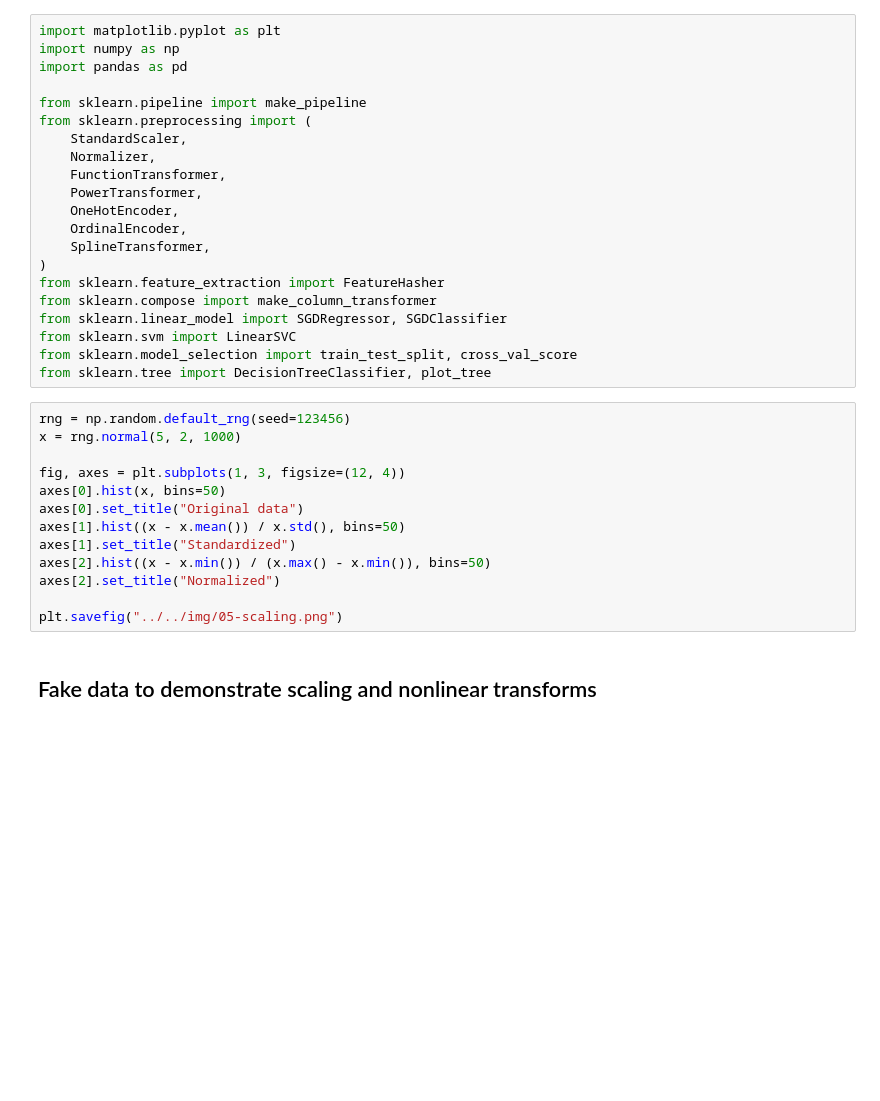
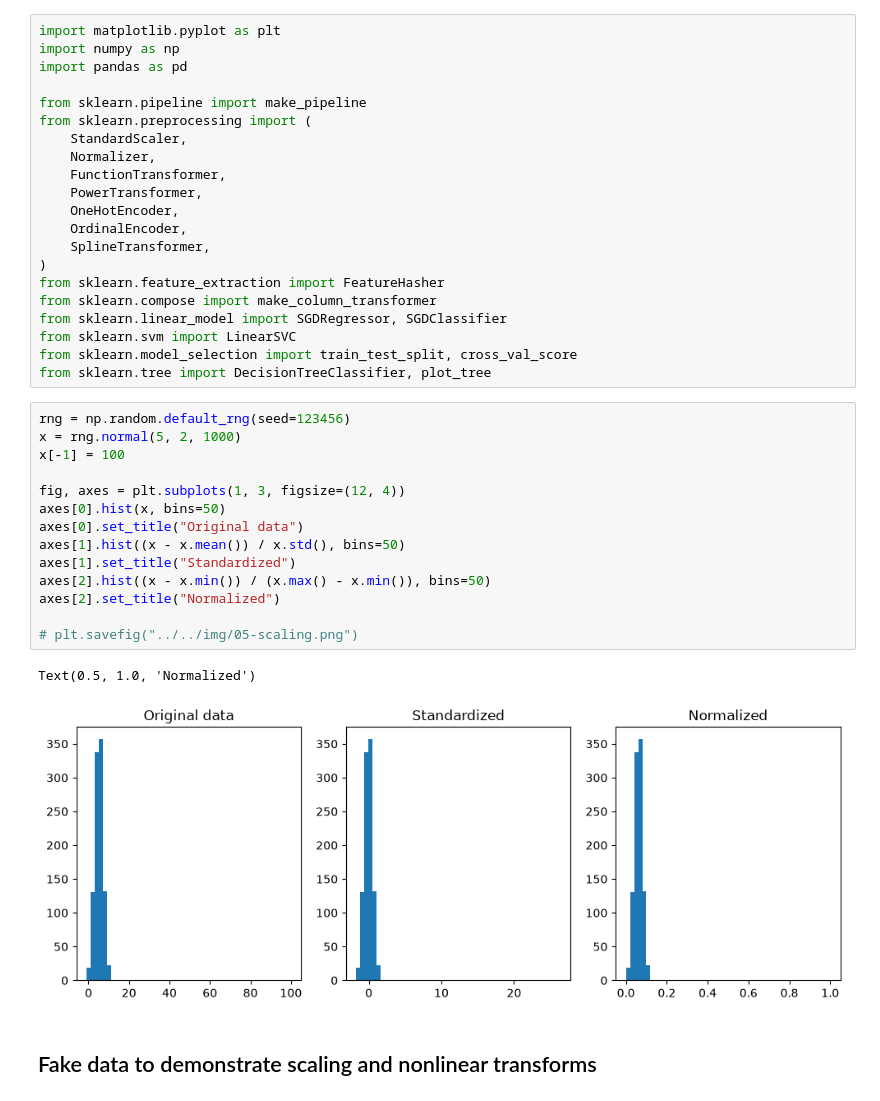
Before and after one commit to mru-data3464/f26, a Jupyter notebook: demo_code/05_numeric/numericdemo.ipynb, the cells around one changed output. Saved outputs shown, nothing was run; the diff lists cells and outputs as text; blank space fills up the shorter version.

```diff
--- a/demo_code/05_numeric/numericdemo.ipynb
+++ b/demo_code/05_numeric/numericdemo.ipynb
@@ -24,16 +24,20 @@ from sklearn.tree import DecisionTreeClassifier, plot_tree
 # %%
 rng = np.random.default_rng(seed=123456)
 x = rng.normal(5, 2, 1000)
+x[-1] = 100
 
 fig, axes = plt.subplots(1, 3, figsize=(12, 4))
 axes[0].hist(x, bins=50)
 axes[0].set_title("Original data")
 axes[1].hist((x - x.mean()) / x.std(), bins=50)
 axes[1].set_title("Standardized")
 axes[2].hist((x - x.min()) / (x.max() - x.min()), bins=50)
 axes[2].set_title("Normalized")
 
-plt.savefig("../../img/05-scaling.png")
+# plt.savefig("../../img/05-scaling.png")
+# %% [output]
+Text(0.5, 1.0, 'Normalized')
+[figure, added]
 # %% [markdown]
 ## Fake data to demonstrate scaling and nonlinear transforms
 # %%
```
Also changed, not shown: parts of 2 cells of this notebook.
